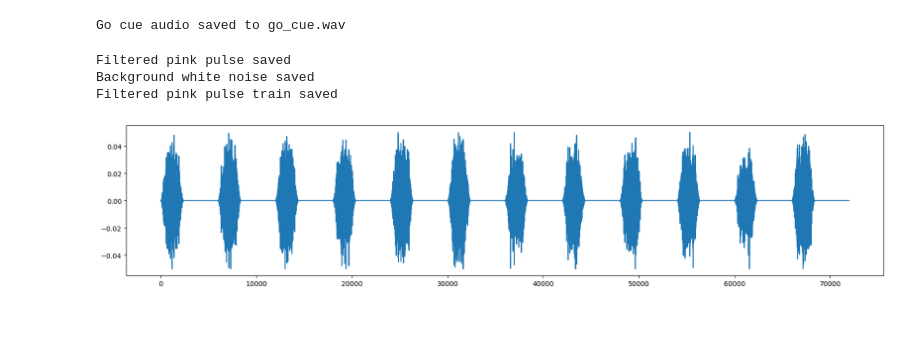
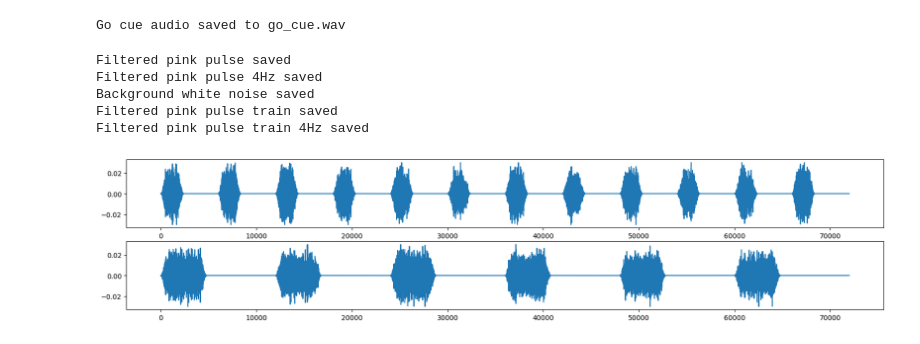
Before and after one commit to ucl-open/av-dome, a Jupyter notebook: src/LocalFiles/noise generation.ipynb, the cells around one changed output. Saved outputs shown, nothing was run; the diff lists cells and outputs as text; code cells hidden in the pictures.

Commit message:
Added 4Hz auditory stimulus

```diff
--- a/src/LocalFiles/noise generation.ipynb
+++ b/src/LocalFiles/noise generation.ipynb
@@ -166,19 +166,29 @@ def generate_8hz_pink_noise_train(total_duration_s=1.5, pulse_duration_ms=50, pu
 if __name__ == "__main__":
     # Generate filtered pink pulse (ready to use - no scaling needed)
     pink_pulse, fs_pulse = generate_filtered_pink_pulse(
-        duration_ms=1500,
+        duration_ms=50,
         band=(8000,16000),
         fs=soundcard_fs,
-        amplitude=0.25  # Final amplitude for stimulus presentation
+        amplitude=0.03  # Final amplitude for stimulus presentation
     )
     sf.write("filtered_pink_pulse.wav", pink_pulse, fs_pulse)
     print("Filtered pink pulse saved")
 
+    # Generate filtered pink pulse (ready to use - no scaling needed)
+    pink_pulse_4Hz, fs_pulse_4Hz = generate_filtered_pink_pulse(
+        duration_ms=100,
+        band=(8000,16000),
+        fs=soundcard_fs,
+        amplitude=0.03  # Final amplitude for stimulus presentation
+    )
+    sf.write("filtered_pink_pulse_4Hz.wav", pink_pulse_4Hz, fs_pulse_4Hz)
+    print("Filtered pink pulse 4Hz saved")
+
     # Generate background white noise (ready to use - no scaling needed)
     bg_noise, fs_noise = generate_white_noise(
-        duration_s=60*60,
+        duration_s=60,
         fs=soundcard_fs,
-        amplitude=0.05  # Final amplitude for background noise
+        amplitude=0.02  # Final amplitude for background noise
     )
     sf.write("background_white_noise.wav", bg_noise, fs_noise)
     print("Background white noise saved")
@@ -190,17 +200,32 @@ if __name__ == "__main__":
         pulse_rate_hz=8,
         fs=soundcard_fs,
         band=(8000,16000),
-        amplitude=0.05  # Final amplitude for stimulus presentation
+        amplitude=0.03  # Final amplitude for stimulus presentation
     )
     sf.write("filtered_pink_pulse_train.wav", pink_pulse_train, fs_pulse)
     print("Filtered pink pulse train saved")
+
+        # Generate filtered pink pulse (ready to use - no scaling needed)
+    pink_pulse_train_4Hz, fs_pulse_4Hz = generate_8hz_pink_noise_train(
+        total_duration_s=1.5,
+        pulse_duration_ms=100,
+        pulse_rate_hz=4,
+        fs=soundcard_fs,
+        band=(8000,16000),
+        amplitude=0.03  # Final amplitude for stimulus presentation
+    )
+    sf.write("filtered_pink_pulse_train_4Hz.wav", pink_pulse_train_4Hz, fs_pulse_4Hz)
+    print("Filtered pink pulse train 4Hz saved")
 # %% [output]
 Filtered pink pulse saved
+Filtered pink pulse 4Hz saved
 Background white noise saved
 Filtered pink pulse train saved
+Filtered pink pulse train 4Hz saved
 # %%
-fig, ax = plt.subplots(1, 1, figsize=(20, 4))
-plt.plot(pink_pulse_train)
+fig, ax = plt.subplots(2, 1, figsize=(20, 4))
+ax[0].plot(pink_pulse_train)
+ax[1].plot(pink_pulse_train_4Hz)
 plt.show()
 # %% [output]
-[figure, old version]
+[figure, new version]
```
Also changed, not shown: 3 other files.
